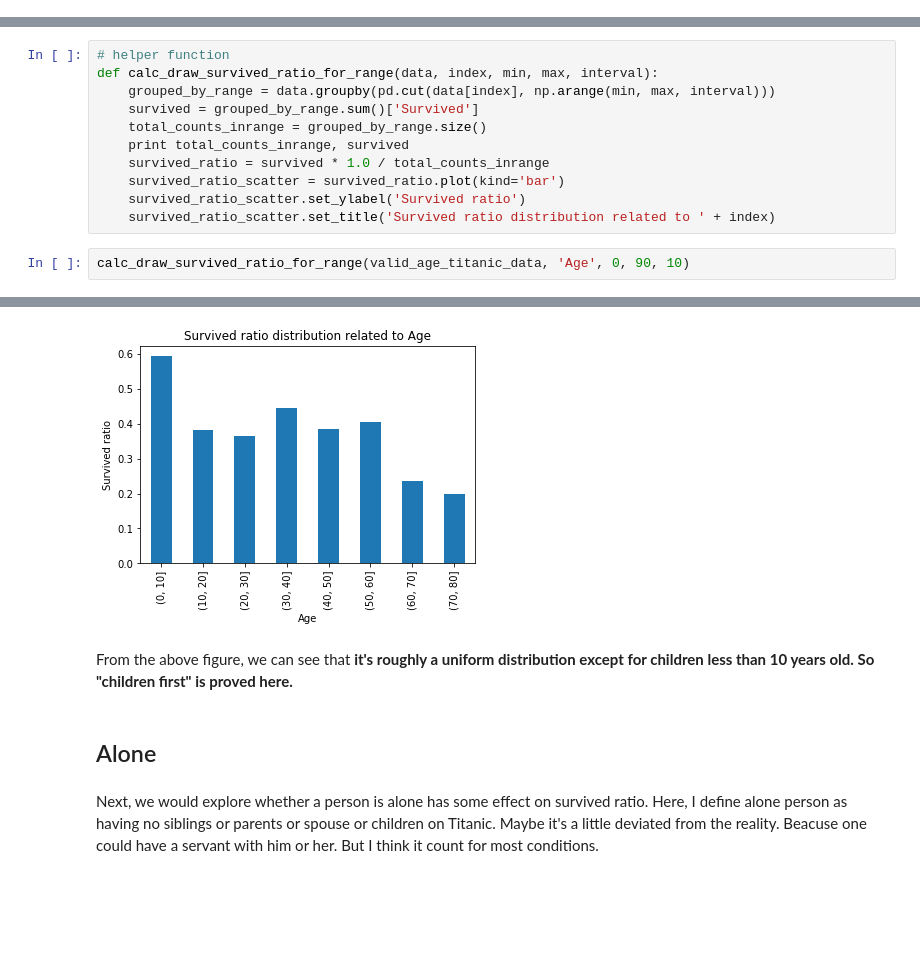
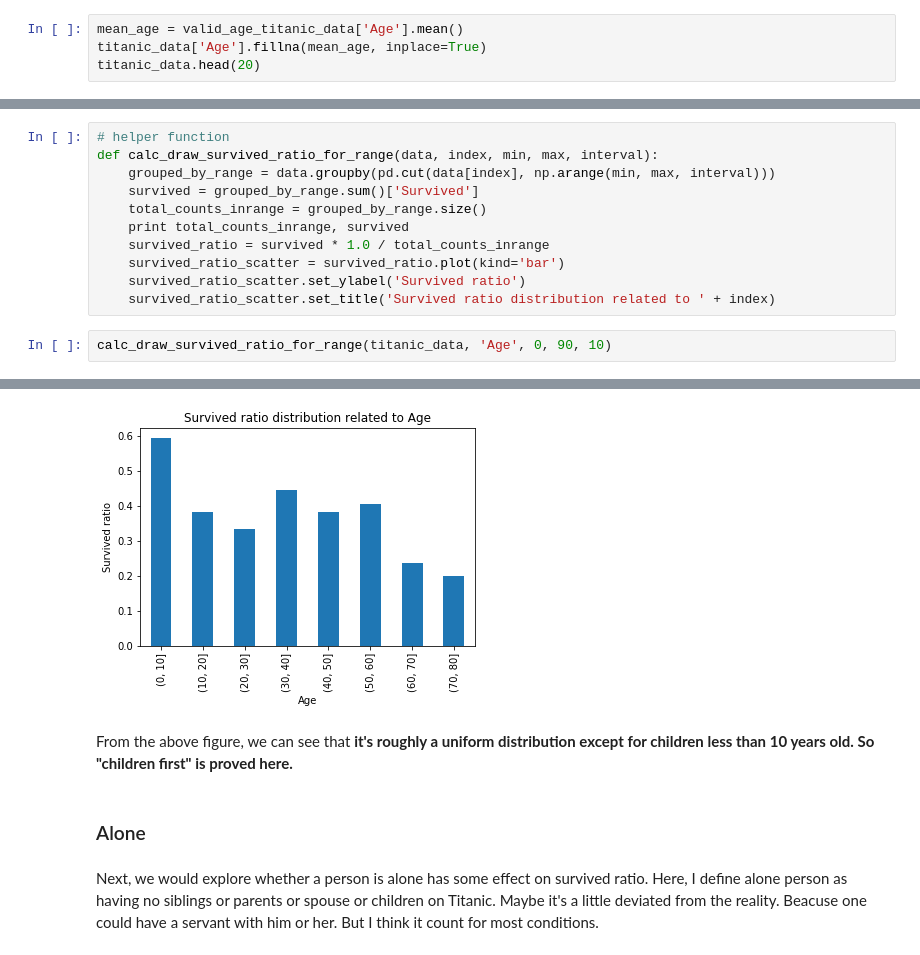
Before and after one commit to fttlanshang/Titanic_data_analysis, a Jupyter notebook: titanic_report.ipynb, the cells around one changed output, grey strips where cells are left out. Cells and saved outputs as stored; diff of their text form; blank space fills up the shorter version.

```diff
--- a/titanic_report.ipynb
+++ b/titanic_report.ipynb
@@ -77,0 +120,4 @@ Next, we would look at the factors.
+# %%
+mean_age = valid_age_titanic_data['Age'].mean()
+titanic_data['Age'].fillna(mean_age, inplace=True)
+titanic_data.head(20)
@@ -201,7 +265,7 @@ def calc_draw_survived_ratio_for_range(data, index, min, max, interval):
     survived_ratio_scatter.set_ylabel('Survived ratio')
     survived_ratio_scatter.set_title('Survived ratio distribution related to ' + index)
 # %%
-calc_draw_survived_ratio_for_range(valid_age_titanic_data, 'Age', 0, 90, 10)
+calc_draw_survived_ratio_for_range(titanic_data, 'Age', 0, 90, 10)
 # %% [output]
 Age
 (0, 10]      64
@@ -224,9 +288,9 @@ dtype: int64 Age
 Name: Survived, dtype: int64
-[figure, old version]
+[figure, new version]
 # %% [markdown]
 From the above figure, we can see that **it's roughly a uniform distribution except for children less than 10 years old. So "children first" is proved here.**
 # %% [markdown]
-## Alone
+### Alone
 # %% [markdown]
 Next, we would explore whether a person is alone has some effect on survived ratio. Here, I define alone person as having no siblings or parents or spouse or children on Titanic. Maybe it's a little deviated from the reality. Beacuse one could have a servant with him or her. But I think it count for most conditions.
 # %% [markdown]
```
Also changed, not shown: parts of 43 cells of this notebook, 1 other file.
